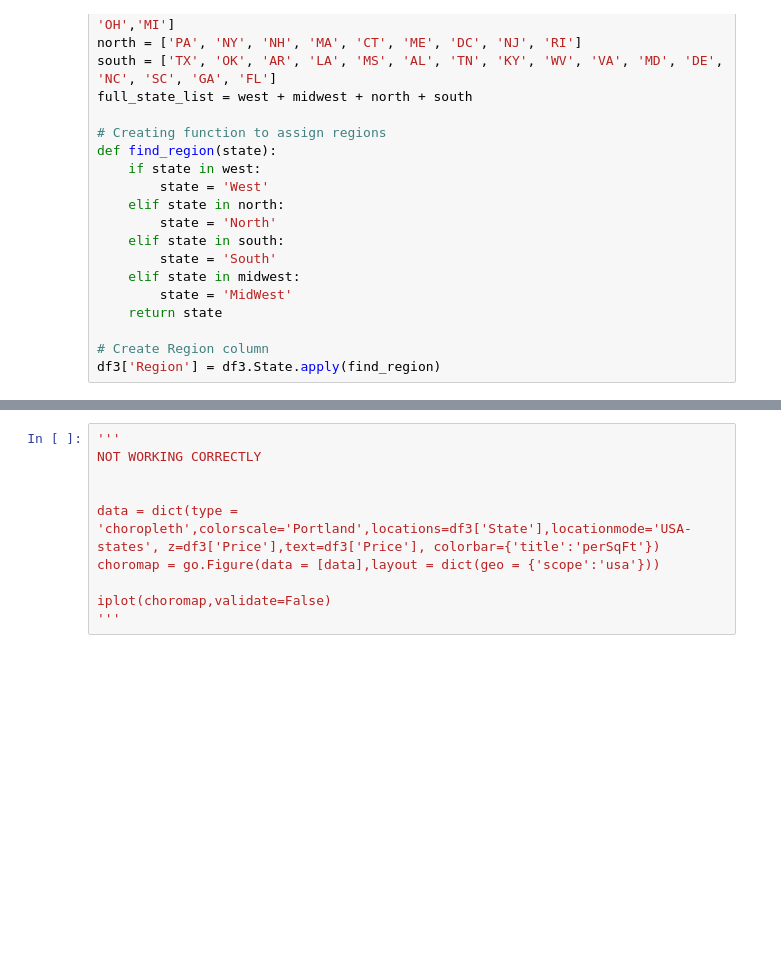
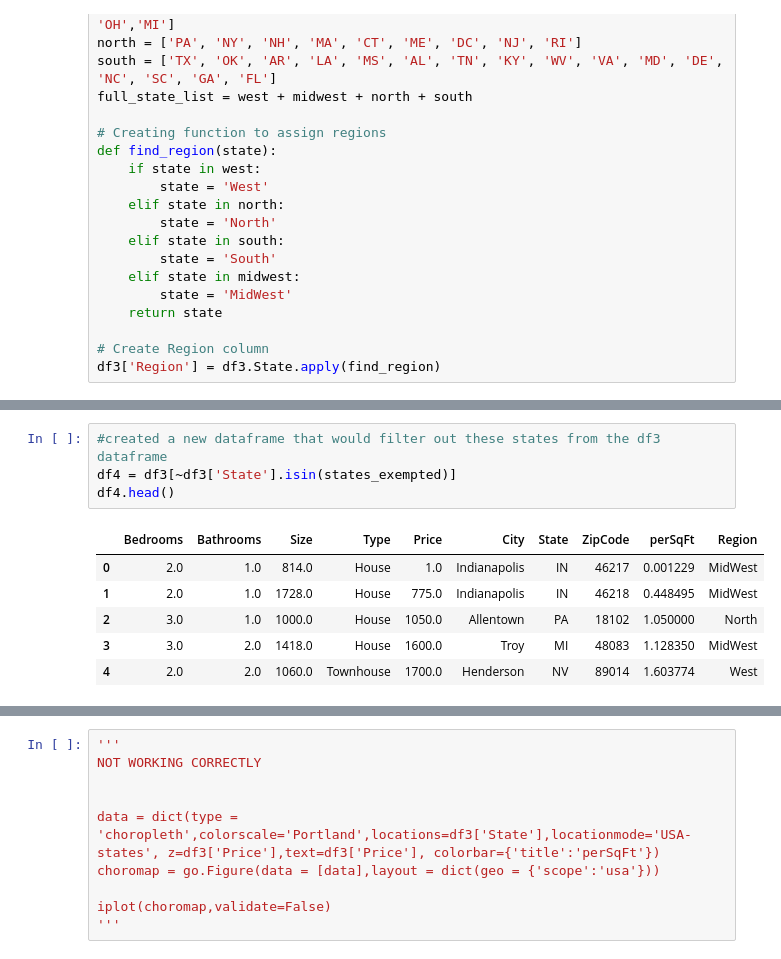
Before and after one commit to StockJanitor/CIS41_Project, a Jupyter notebook: CIS41_Project.ipynb, the cells around one changed output, grey strips where cells are left out. Saved outputs shown, nothing was run; the diff lists cells and outputs as text; blank space fills up the shorter version.

```diff
--- a/CIS41_Project.ipynb
+++ b/CIS41_Project.ipynb
@@ -110,2 +178,13 @@ df3['Region'] = df3.State.apply(find_region)
+# %%
+#created a new dataframe that would filter out these states from the df3 dataframe
+df4 = df3[~df3['State'].isin(states_exempted)]
+df4.head()
+# %% [output]
+|  | Bedrooms | Bathrooms | Size | Type | Price | City | State | ZipCode | perSqFt | Region |
+| 0 | 2.0 | 1.0 | 814.0 | House | 1.0 | Indianapolis | IN | 46217 | 0.001229 | MidWest |
+| 1 | 2.0 | 1.0 | 1728.0 | House | 775.0 | Indianapolis | IN | 46218 | 0.448495 | MidWest |
+| 2 | 3.0 | 1.0 | 1000.0 | House | 1050.0 | Allentown | PA | 18102 | 1.050000 | North |
+| 3 | 3.0 | 2.0 | 1418.0 | House | 1600.0 | Troy | MI | 48083 | 1.128350 | MidWest |
+| 4 | 2.0 | 2.0 | 1060.0 | Townhouse | 1700.0 | Henderson | NV | 89014 | 1.603774 | West |
 # %%
 pd.set_option('display.float_format', '{:.2f}'.format)
```
Also changed, not shown: parts of 8 cells of this notebook.
